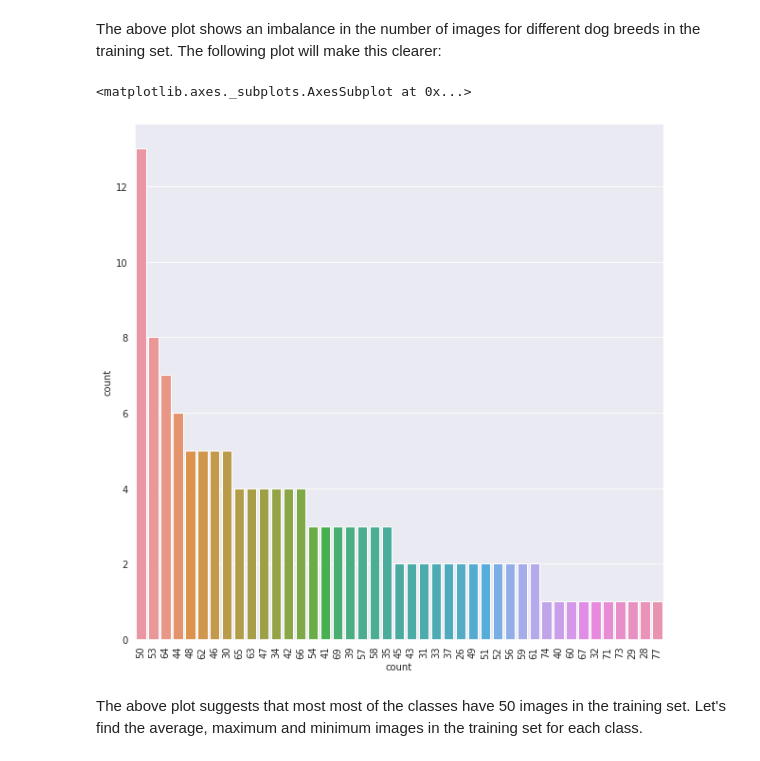
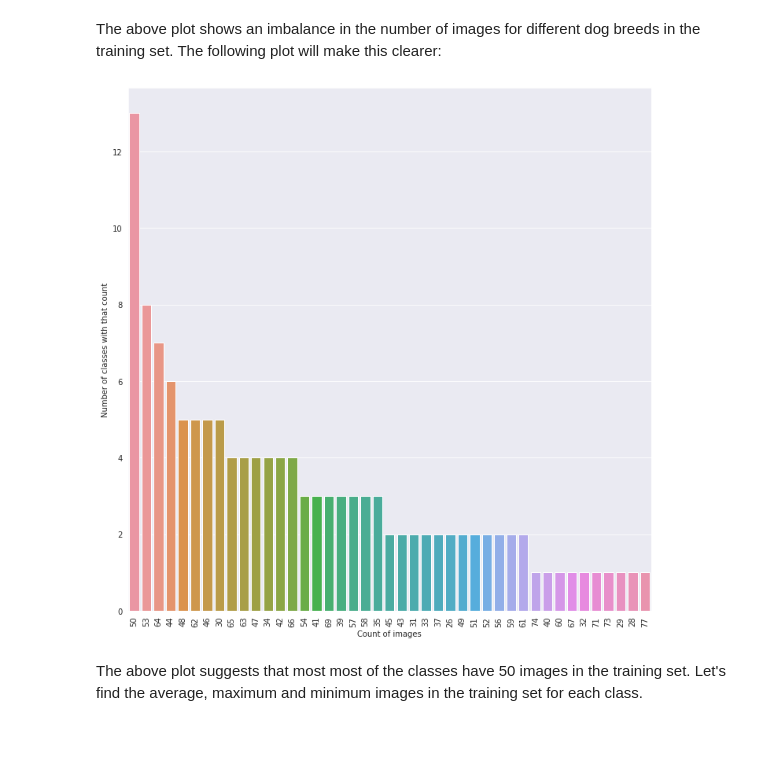
Before and after one commit to aaakashkumar/Dog-Breed-Classifier, a Jupyter notebook: dataset_analysis.ipynb, the cells around one changed output. Saved outputs shown, nothing was run; the diff lists cells and outputs as text; code cells hidden in the pictures.

```diff
--- a/dataset_analysis.ipynb
+++ b/dataset_analysis.ipynb
@@ -78,10 +78,12 @@ The above plot shows an imbalance in the number of images for different dog bree
 # %%
 plt.figure(figsize=(10, 10))
 plt.xticks(rotation=90)
-sns.countplot(x = df_dog_train['count'], order = df_dog_train['count'].value_counts().index)
+ax = sns.countplot(x = df_dog_train['count'], order = df_dog_train['count'].value_counts().index)
+ax.set(xlabel="Count of images", ylabel = "Number of classes with that count")
+plt.tight_layout()
+plt.show()
 # %% [output]
-<matplotlib.axes._subplots.AxesSubplot at 0x...>
-[figure, old version]
+[figure, new version]
 # %% [markdown]
 The above plot suggests that most most of the classes have 50 images in the training set. Let's find the average, maximum and minimum images in the training set for each class.
 # %%
```
Also changed, not shown: parts of 2 cells of this notebook.
